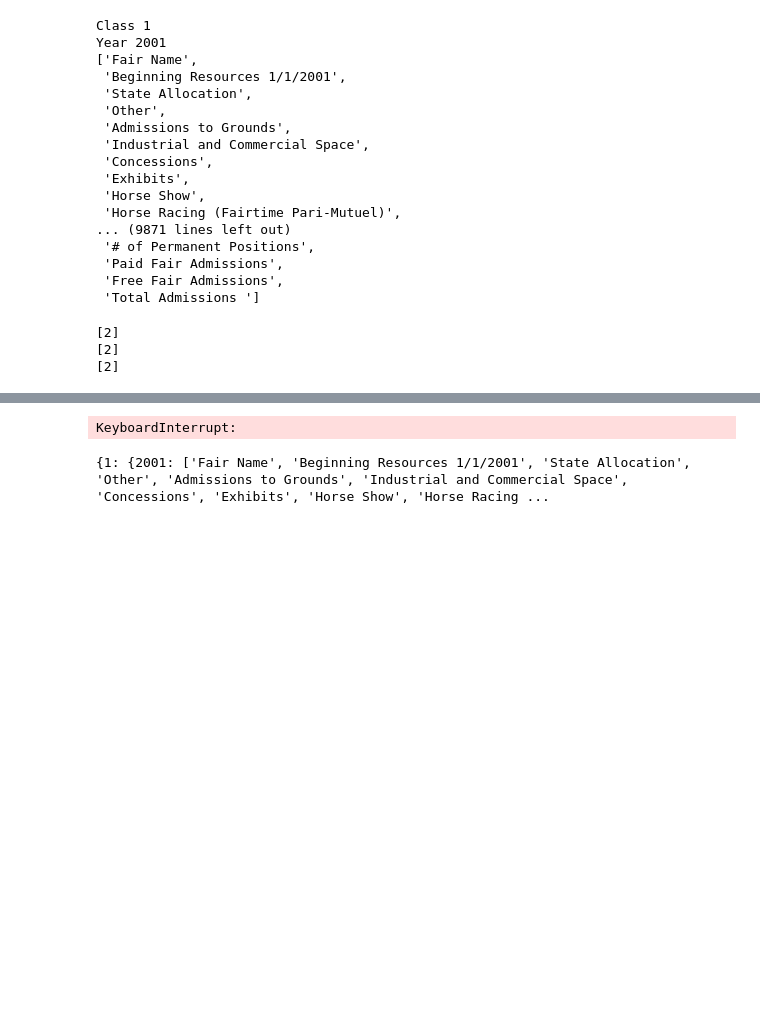
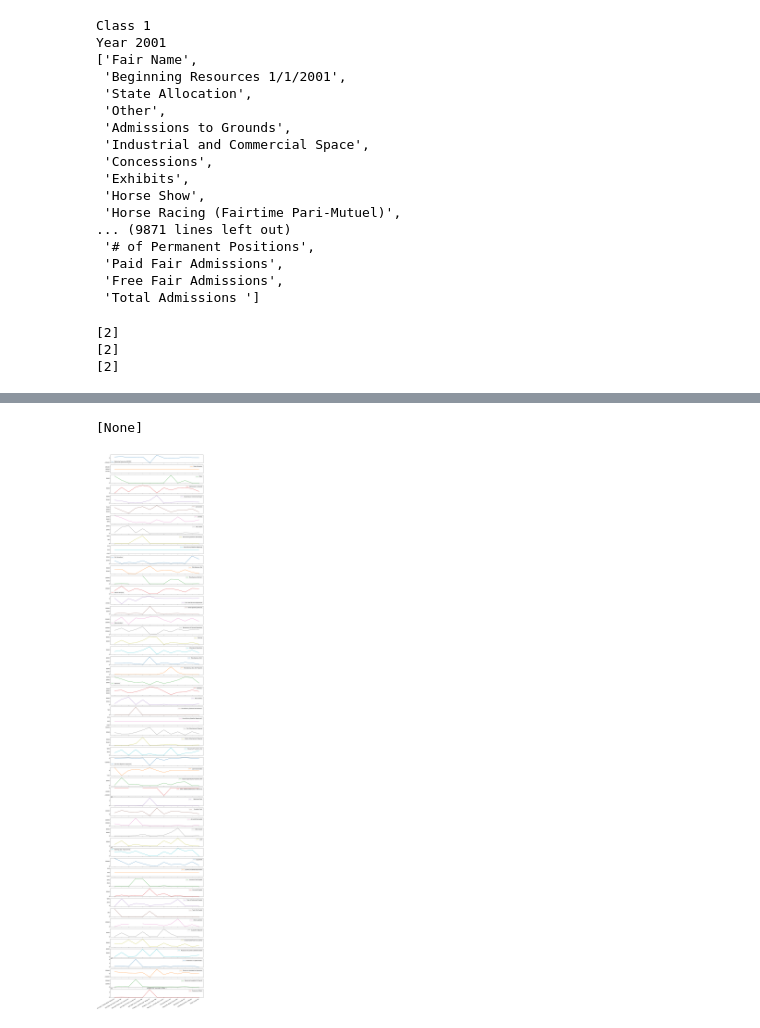
Before and after one commit to Steffanic/Fair-Analytics, a Jupyter notebook: Data/ExploatoryDataAnalysis.ipynb, the cells around one changed output, grey strips where cells are left out. Saved outputs shown, nothing was run; the diff lists cells and outputs as text; code cells hidden in the pictures; blank space fills up the shorter version.

Commit message:
Studying pandas and visualize over the years

```diff
--- a/Data/ExploatoryDataAnalysis.ipynb
+++ b/Data/ExploatoryDataAnalysis.ipynb
@@ -83,13 +83,11 @@ Original ['Fair Name',
 # %%
-with open(f"2001 STOP Summary.xlsx", "rb") as wrkbk:
-        for i in range(1):
-            data = pd.read_excel(wrkbk, sheet_name=f'Class {i+1} Formatted')
-            axes = data.plot(subplots=True, figsize=(15,100))
-            plt.setp(axes, xticks=range(len(data)),xticklabels=data['Fair Name'])
-            plt.title(f"2001 STOP Summary: Class {i+1}")
+wrkbks=[open(f"20{i:02} STOP Summary.xlsx", "rb") for i in range(1, 19) if i!=11]
+for i in range(1):
+    data = pd.read_excel(wrkbks[i], sheet_name=f'Class {i+1} Formatted')
+    print(data.index.names)
+    axes = data.plot(subplots=True, figsize=(15,100))
+    plt.setp(axes, xticks=range(len(data)),xticklabels=data['Fair Name'])
+    plt.title(f"2001 STOP Summary: Class {i+1}")
 # %% [output]
-KeyboardInterrupt:
+[None]
+[figure, added]
-# %%
-print(class_list)
-# %% [output]
-{1: {2001: ['Fair Name', 'Beginning Resources 1/1/2001', 'State Allocation', 'Other', 'Admissions to Grounds', 'Industrial and Commercial Space', 'Concessions', 'Exhibits', 'Horse Show', 'Horse Racing ...
```
Also changed, not shown: parts of 7 cells of this notebook, 1 other file.
